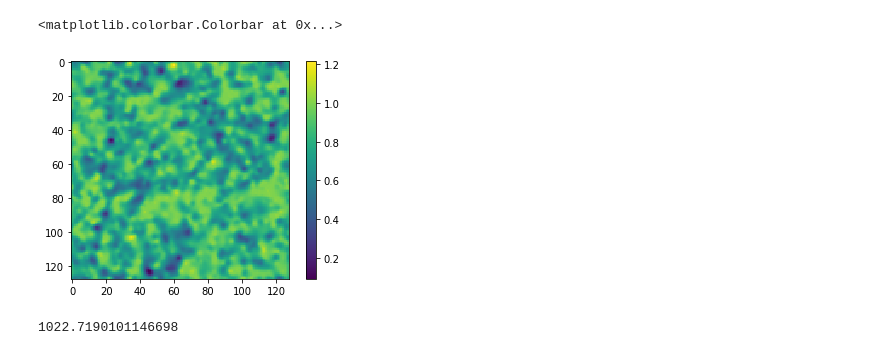
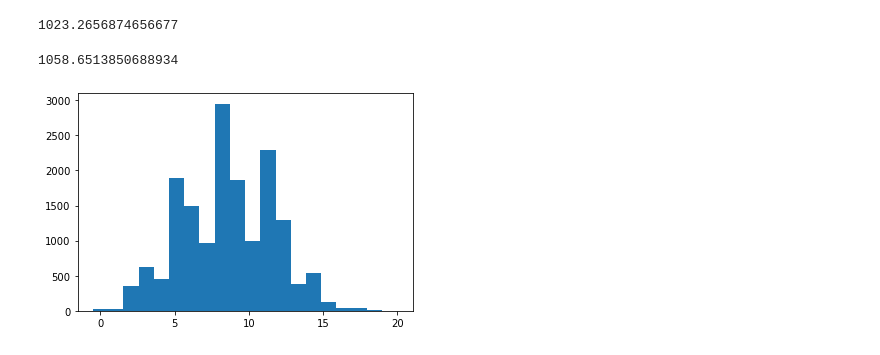
Before and after one commit to lizihao1008/Spectra, a Jupyter notebook: error analysis.ipynb, the cells around one changed output. Cells and saved outputs as stored; diff of their text form; code cells hidden in the pictures.

```diff
--- a/error analysis.ipynb
+++ b/error analysis.ipynb
@@ -154,7 +130,0 @@ Total run time 97.719417
-# %%
-flux_out = exp(-recon_RSD_tau)
-imshow(flux_out[0,...,0])
-colorbar()
-# %% [output]
-<matplotlib.colorbar.Colorbar at 0x...>
-[figure, removed]
@@ -161,20 +134,47 @@ colorbar()
 # %%
-d_f = zeros([128,128])
+d_f = zeros([n,n])
 t1 = time.time()
-flux2_tf = tf.placeholder(tf.float32, shape = [1,128,128,128])
-flux_s = smoothing(flux2_tf,Rsm,kmesh,nc)
+RSD_tau_tf = tf.placeholder(tf.float32, shape = [1,n,n,n])
+flux = tf.exp(-RSD_tau_tf)
+flux_s = smoothing(flux,Rsm,kmesh,nc)
 flux_val = flowpm.cic_readout(flux_s,np.array(lya.skewers_fin,dtype=np.float32).reshape(1,-1,3))
-obj_fun2 = k[0]*(chi(flux_val,yy_lya,lya.inverse_covar)+k[1]*sum_op(tf.square(tf.subtract(flux_s,flux2_tf)))
-                    +k[2]*overone(flux2_tf)+k[3]*nodes(flux2_tf))
+obj_fun2 = k[0]*(chi(flux_val,yy_lya,lya.inverse_covar)+k[1]*sum_op(tf.square(tf.subtract(flux_s,flux)))
+                    +k[2]*overone(flux)+k[3]*nodes(flux))
 sess.run(tf.compat.v1.global_variables_initializer())
-loss_0 = sess.run(obj_fun2,{yy_lya:lya.vals_observed,Rs:[0],flux2_tf:flux_out.copy()})[0][0]
-for i in range(128):
-    for j in range(128):
-        flux2 = flux_out.copy()
-        flux2[0][i,j,64] = flux2[0][i,j,64]+0.1
-        a = sess.run(obj_fun2,{yy_lya:lya.vals_observed,Rs:[0],flux2_tf:flux2})
+loss_0 = sess.run(obj_fun2,{yy_lya:lya.vals_observed,Rs:[0.7],RSD_tau_tf:recon_RSD_tau.copy()})[0][0]
+for i in range(n):
+    for j in range(n):
+        RSD_tau2 = recon_RSD_tau.copy()
+        RSD_tau2[0][i,j,0] = RSD_tau2[0][i,j,0]+1
+        a = sess.run(obj_fun2,{yy_lya:lya.vals_observed,Rs:[0.7],RSD_tau_tf:RSD_tau2})
         print('\r'+str(time.time()-t1),end=' ')
         d_f[i,j]=a[0][0]
 d_f = d_f-loss_0
 # %% [output]
-1022.7190101146698
+1023.2656874656677
+# %%
+d_f2 = zeros([n,n])
+t1 = time.time()
+RSD_tau_tf = tf.placeholder(tf.float32, shape = [1,n,n,n])
+flux = tf.exp(-RSD_tau_tf)
+flux_s = smoothing(flux,Rsm,kmesh,nc)
+flux_val = flowpm.cic_readout(flux_s,np.array(lya.skewers_fin,dtype=np.float32).reshape(1,-1,3))
+obj_fun2 = k[0]*(chi(flux_val,yy_lya,lya.inverse_covar)+k[1]*sum_op(tf.square(tf.subtract(flux_s,flux)))
+                    +k[2]*overone(flux)+k[3]*nodes(flux))
+sess.run(tf.compat.v1.global_variables_initializer())
+loss_0 = sess.run(obj_fun2,{yy_lya:lya.vals_observed,Rs:[0.7],RSD_tau_tf:recon_RSD_tau.copy()})[0][0]
+for i in range(n):
+    for j in range(n):
+        RSD_tau2 = recon_RSD_tau.copy()
+        RSD_tau2[0][i,j,64] = RSD_tau2[0][i,j,64]+1
+        a = sess.run(obj_fun2,{yy_lya:lya.vals_observed,Rs:[0.7],RSD_tau_tf:RSD_tau2})
+        print('\r'+str(time.time()-t1),end=' ')
+        d_f2[i,j]=a[0][0]
+d_f2 = d_f2-loss_0
+# %% [output]
+1058.6513850688934
+# %%
+hist(d_f.flatten(),20)
+show()
+# %% [output]
+[figure, added]
```
Also changed, not shown: parts of 9 cells of this notebook.
